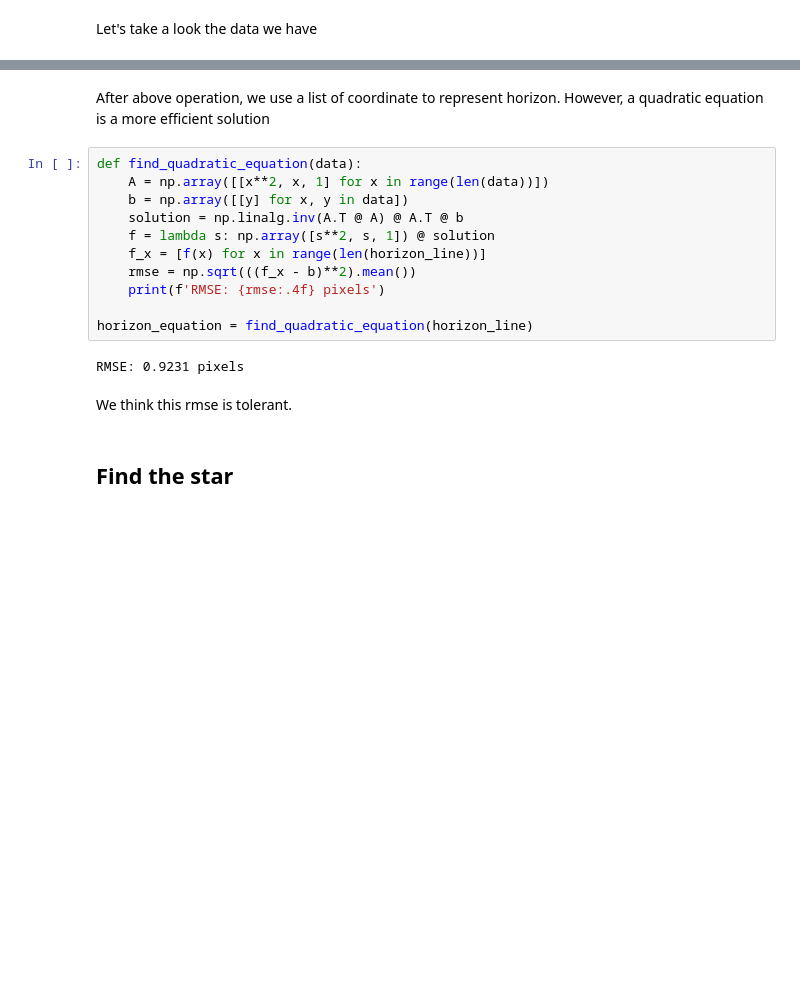
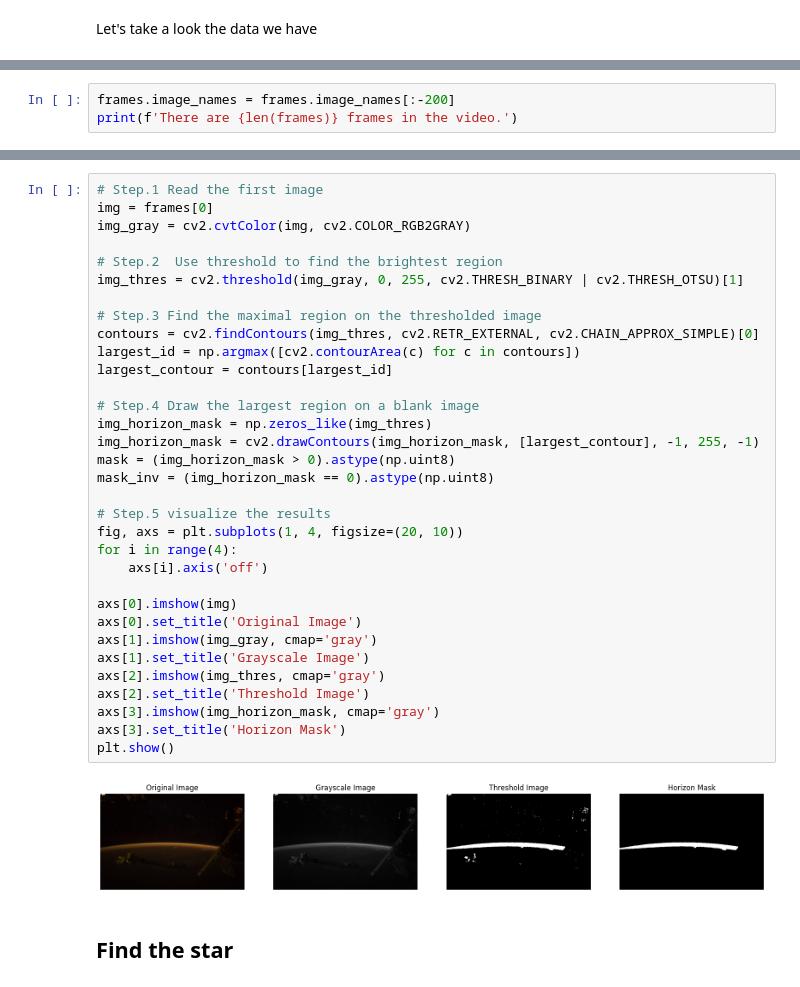
Before and after one commit to pyshen-watson/NASA-The-Rumbling, a Jupyter notebook: main.ipynb, the cells around one changed output, grey strips where cells are left out. Cells and saved outputs as stored; diff of their text form; blank space fills up the shorter version.

```diff
--- a/main.ipynb
+++ b/main.ipynb
@@ -63,0 +74,3 @@ plt.show()
+# %%
+frames.image_names = frames.image_names[:-200]
+print(f'There are {len(frames)} frames in the video.')
@@ -120,19 +81,37 @@ plt.show()
-# %% [markdown]
-After above operation, we use a list of coordinate to represent horizon. However, a quadratic equation is a more efficient solution
-# %%
-def find_quadratic_equation(data):
-    A = np.array([[x**2, x, 1] for x in range(len(data))])
-    b = np.array([[y] for x, y in data])
-    solution = np.linalg.inv(A.T @ A) @ A.T @ b
-    f = lambda s: np.array([s**2, s, 1]) @ solution
-    f_x = [f(x) for x in range(len(horizon_line))]
-    rmse = np.sqrt(((f_x - b)**2).mean())
-    print(f'RMSE: {rmse:.4f} pixels')
-
-horizon_equation = find_quadratic_equation(horizon_line)
-# %% [output]
-RMSE: 0.9231 pixels
-# %% [markdown]
-We think this rmse is tolerant.
+# %%
+# Step.1 Read the first image
+img = frames[0]
+img_gray = cv2.cvtColor(img, cv2.COLOR_RGB2GRAY)
+
+# Step.2  Use threshold to find the brightest region
+img_thres = cv2.threshold(img_gray, 0, 255, cv2.THRESH_BINARY | cv2.THRESH_OTSU)[1]
+
+# Step.3 Find the maximal region on the thresholded image
+contours = cv2.findContours(img_thres, cv2.RETR_EXTERNAL, cv2.CHAIN_APPROX_SIMPLE)[0]
+largest_id = np.argmax([cv2.contourArea(c) for c in contours])
+largest_contour = contours[largest_id]
+
+# Step.4 Draw the largest region on a blank image
+img_horizon_mask = np.zeros_like(img_thres)
+img_horizon_mask = cv2.drawContours(img_horizon_mask, [largest_contour], -1, 255, -1)
+mask = (img_horizon_mask > 0).astype(np.uint8)
+mask_inv = (img_horizon_mask == 0).astype(np.uint8)
+
+# Step.5 visualize the results
+fig, axs = plt.subplots(1, 4, figsize=(20, 10))
+for i in range(4):
+    axs[i].axis('off')
+
+axs[0].imshow(img)
+axs[0].set_title('Original Image')
+axs[1].imshow(img_gray, cmap='gray')
+axs[1].set_title('Grayscale Image')
+axs[2].imshow(img_thres, cmap='gray')
+axs[2].set_title('Threshold Image')
+axs[3].imshow(img_horizon_mask, cmap='gray')
+axs[3].set_title('Horizon Mask')
+plt.show()
+# %% [output]
+[figure, added]
 # %% [markdown]
 ## Find the star
```
Also changed, not shown: parts of 14 cells of this notebook, 1 other file.
